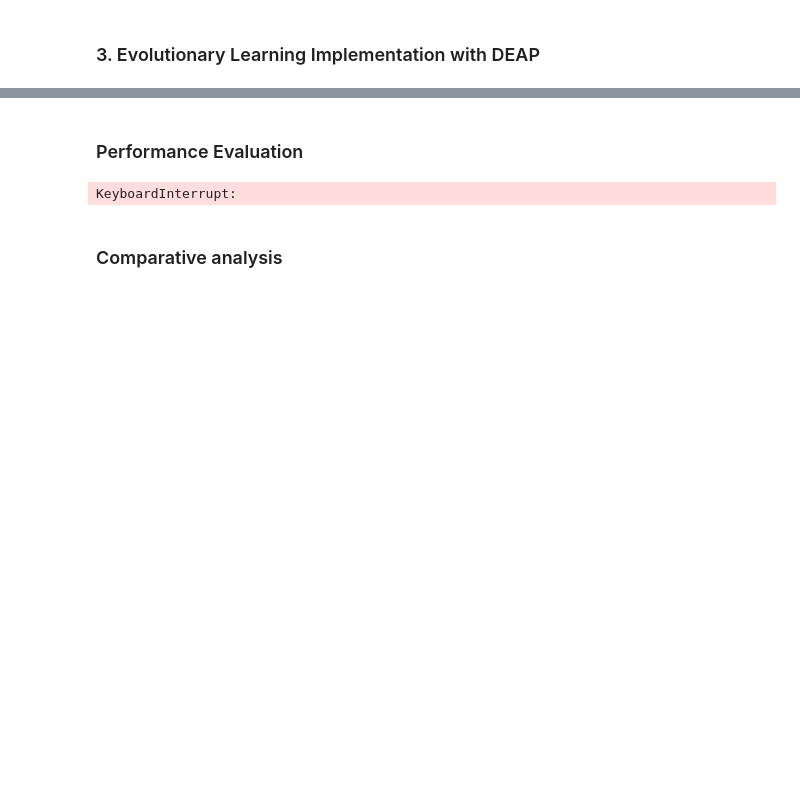
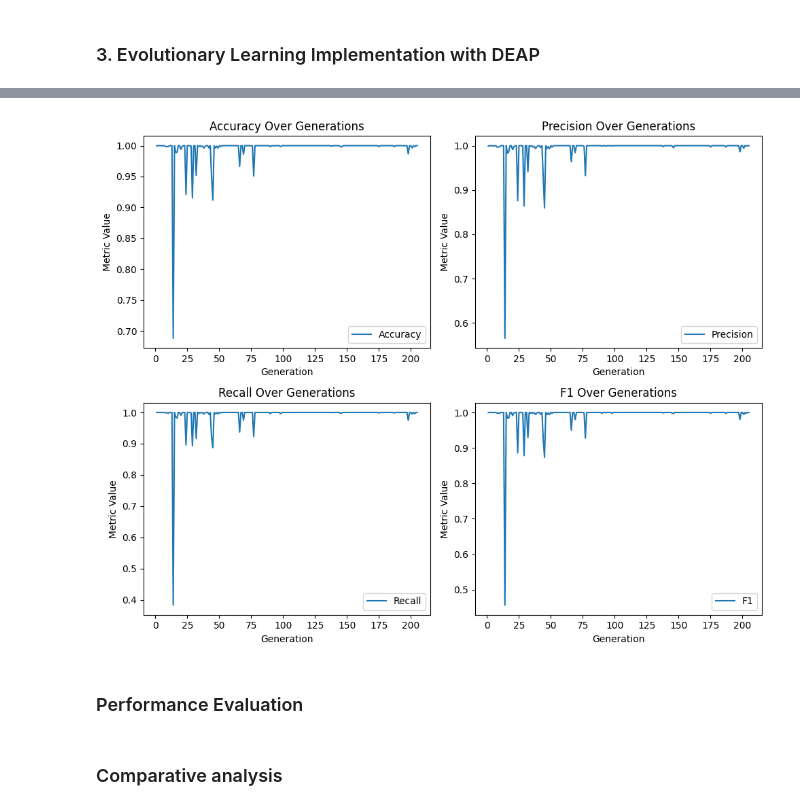
Before and after one commit to MikeCheek/Higgs-Bozon-Detection, a Jupyter notebook: project.ipynb, the cells around one changed output, grey strips where cells are left out. Cells and saved outputs as stored; diff of their text form; code cells hidden in the pictures; blank space fills up the shorter version.

```diff
--- a/project.ipynb
+++ b/project.ipynb
@@ -265,37 +304,61 @@ KeyboardInterrupt:
+# %%
+generation_metrics_array = np.array([
+    [gen["Accuracy"], gen["Precision"], gen["Recall"], gen["F1"]]
+    for gen in generation_metrics
+])
+def plot_metrics_subplots(metrics):
+    labels = ['Accuracy', 'Precision', 'Recall', 'F1']
+
+    # Create subplots (4 subplots in a 2x2 grid)
+    fig, axes = plt.subplots(2, 2, figsize=(10, 8))
+    axes = axes.ravel()  # Flatten the axes array for easier iteration
+
+    for i, metric in enumerate(metrics.T):  # iterate over each metric (column)
+        axes[i].plot(range(1, len(metrics) + 1), metric, label=labels[i])
+        axes[i].set_xlabel("Generation")
+        axes[i].set_ylabel("Metric Value")
+        axes[i].set_title(f"{labels[i]} Over Generations")
+        axes[i].legend()
+
+    plt.tight_layout()  # Adjust the layout to avoid overlap
+    plt.show()
+
+# After the evolutionary process, plot the metrics
+plot_metrics_subplots(generation_metrics_array)
+# %% [output]
+[figure, added]
 # %% [markdown]
 ### Performance Evaluation
 # %%
-# Performance evaluation function for all models
-def evaluate_performance(model, X_train, X_test, y_train, y_test):
-    start_time = time.time()
-    model.fit(X_train, y_train)
-    y_pred = model.predict(X_test)
-    end_time = time.time()
+# # Performance evaluation function for all models
+# def evaluate_performance(model, X_train, X_test, y_train, y_test):
+#     start_time = time.time()
+#     model.fit(X_train, y_train)
+#     y_pred = model.predict(X_test)
+#     end_time = time.time()
 
-    metrics = {
-        "Accuracy": accuracy_score(y_test, y_pred),
-        "Precision": precision_score(y_test, y_pred),
-        "Recall": recall_score(y_test, y_pred),
-        "F1-Score": f1_score(y_test, y_pred),
-        "Training Time": end_time - start_time
-    }
-    return metrics
+#     metrics = {
+#         "Accuracy": accuracy_score(y_test, y_pred),
+#         "Precision": precision_score(y_test, y_pred),
+#         "Recall": recall_score(y_test, y_pred),
+#         "F1-Score": f1_score(y_test, y_pred),
+#         "Training Time": end_time - start_time
+#     }
+#     return metrics
 
-# Compare performances
-results = {
-    "Random Forest": evaluate_performance(rf_model, X_train, X_test, y_train, y_test),
-    "XGBoost": evaluate_performance(xgb_model, X_train, X_test, y_train, y_test),
-    # Add evolutionary learning model results here
-}
+# # Compare performances
+# results = {
+#     "Random Forest": evaluate_performance(rf_model, X_train, X_test, y_train, y_test),
+#     "XGBoost": evaluate_performance(xgb_model, X_train, X_test, y_train, y_test),
+#     # Add evolutionary learning model results here
+# }
 
-# Output results
-for model_name, metrics in results.items():
-    print(f"{model_name} Performance:")
-    for metric, value in metrics.items():
-        print(f"{metric}: {value}")
-    print("\n")
+# # Output results
+# for model_name, metrics in results.items():
+#     print(f"{model_name} Performance:")
+#     for metric, value in metrics.items():
+#         print(f"{metric}: {value}")
+#     print("\n")
-# %% [output]
-KeyboardInterrupt:
 # %% [markdown]
 ### Comparative analysis
 # %%
```
Also changed, not shown: parts of 4 cells of this notebook.
